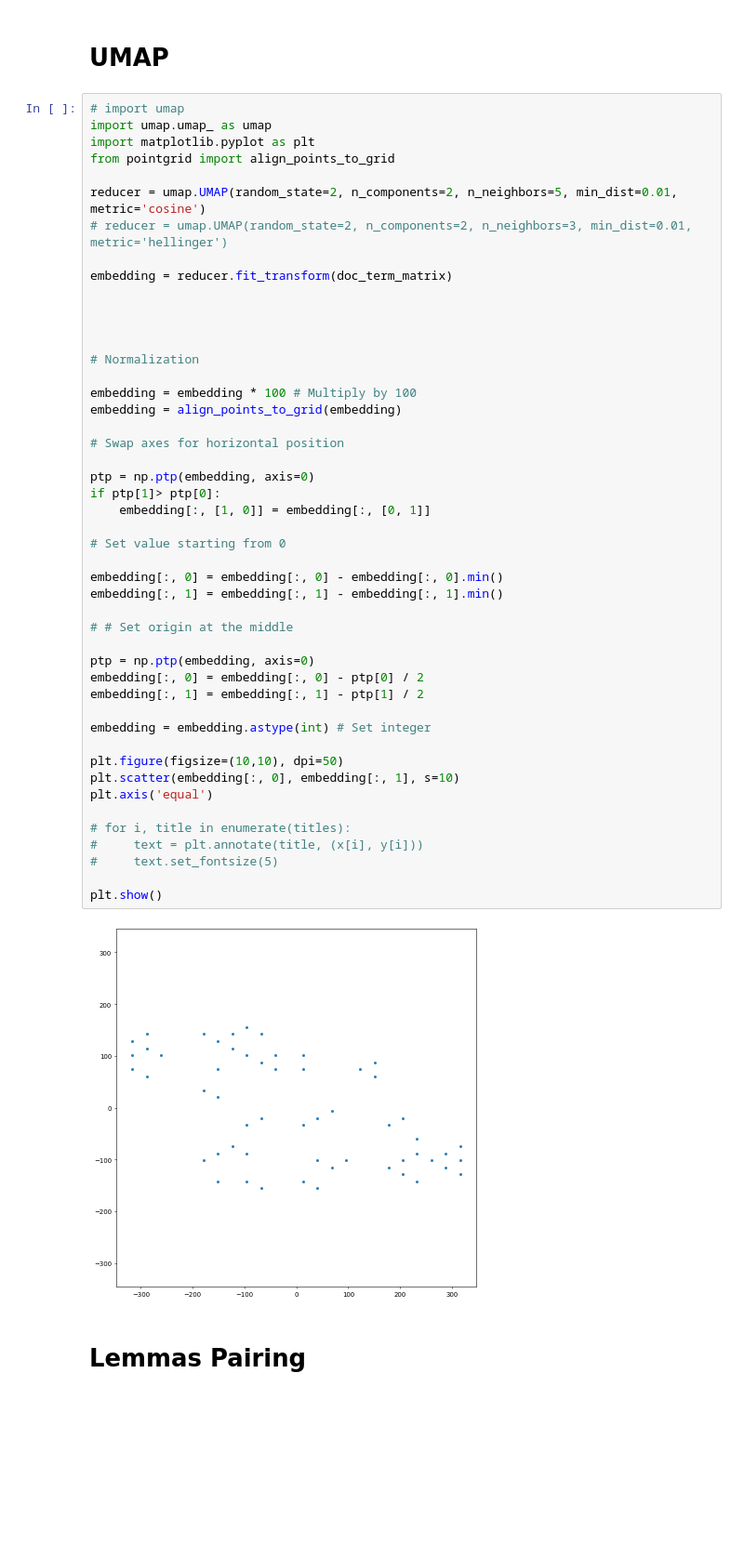
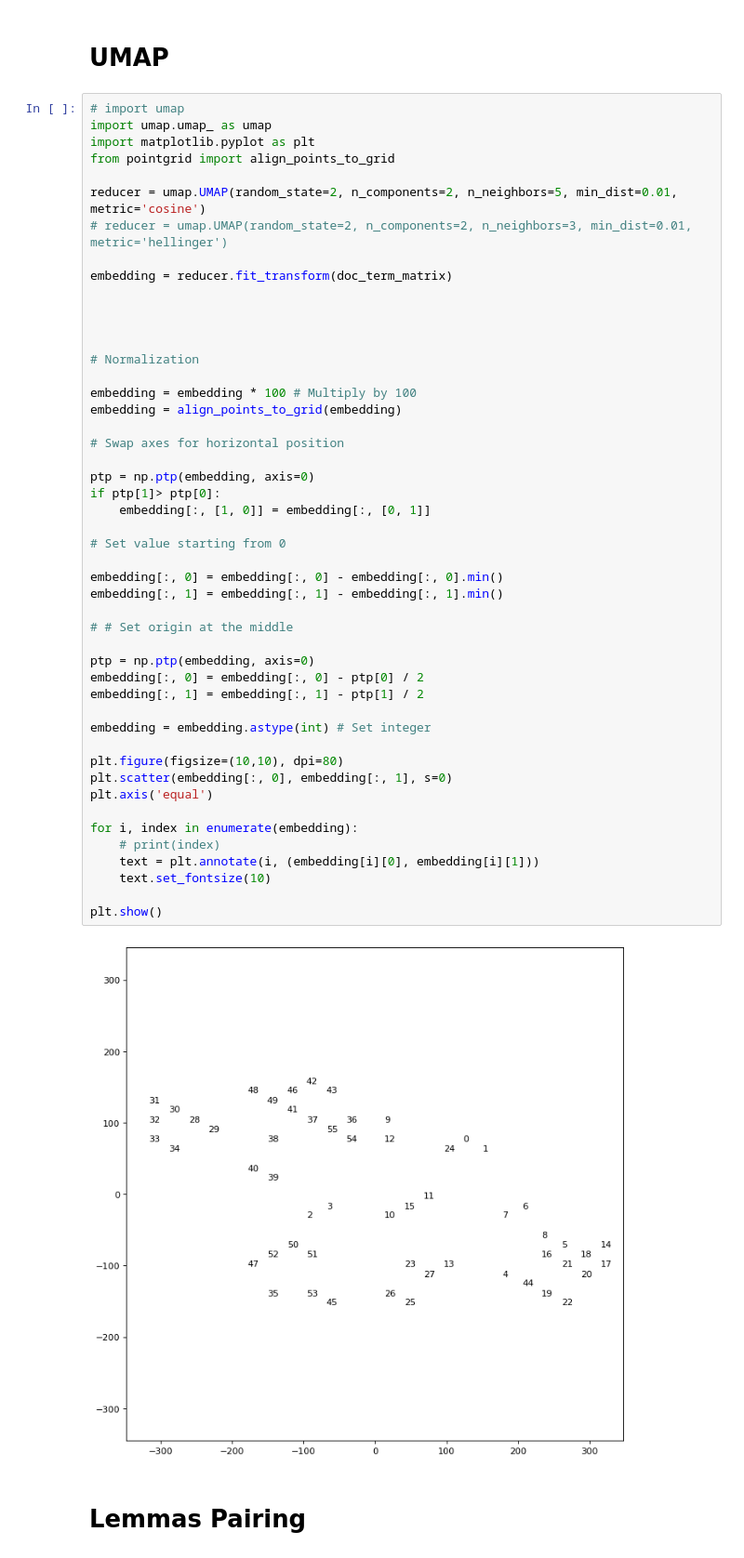
Before and after one commit to rodighiero/Charles-S-Peirce-PAP, a Jupyter notebook: data/analysis.ipynb, the cells around one changed output. Shown: that part at 93% size. Cells and saved outputs as stored; diff of their text form; blank space fills up the shorter version.

```diff
--- a/data/analysis.ipynb
+++ b/data/analysis.ipynb
@@ -99,39 +99,40 @@ embedding = reducer.fit_transform(doc_term_matrix)
 
 # Normalization
 
 embedding = embedding * 100 # Multiply by 100
 embedding = align_points_to_grid(embedding)
 
 # Swap axes for horizontal position
 
 ptp = np.ptp(embedding, axis=0)
 if ptp[1]> ptp[0]:
     embedding[:, [1, 0]] = embedding[:, [0, 1]]
 
 # Set value starting from 0
 
 embedding[:, 0] = embedding[:, 0] - embedding[:, 0].min()
 embedding[:, 1] = embedding[:, 1] - embedding[:, 1].min()
 
 # # Set origin at the middle
 
 ptp = np.ptp(embedding, axis=0)
 embedding[:, 0] = embedding[:, 0] - ptp[0] / 2
 embedding[:, 1] = embedding[:, 1] - ptp[1] / 2
 
 embedding = embedding.astype(int) # Set integer
 
-plt.figure(figsize=(10,10), dpi=50)
-plt.scatter(embedding[:, 0], embedding[:, 1], s=10)
+plt.figure(figsize=(10,10), dpi=80)
+plt.scatter(embedding[:, 0], embedding[:, 1], s=0)
 plt.axis('equal')
 
-# for i, title in enumerate(titles):
-#     text = plt.annotate(title, (x[i], y[i]))
-#     text.set_fontsize(5)
+for i, index in enumerate(embedding):
+    # print(index)
+    text = plt.annotate(i, (embedding[i][0], embedding[i][1]))
+    text.set_fontsize(10)
 
 plt.show()
 # %% [output]
-[figure, old version]
+[figure, new version]
 # %% [markdown]
 # Lemmas Pairing
 # %%
```
Also changed, not shown: 3 other files.
